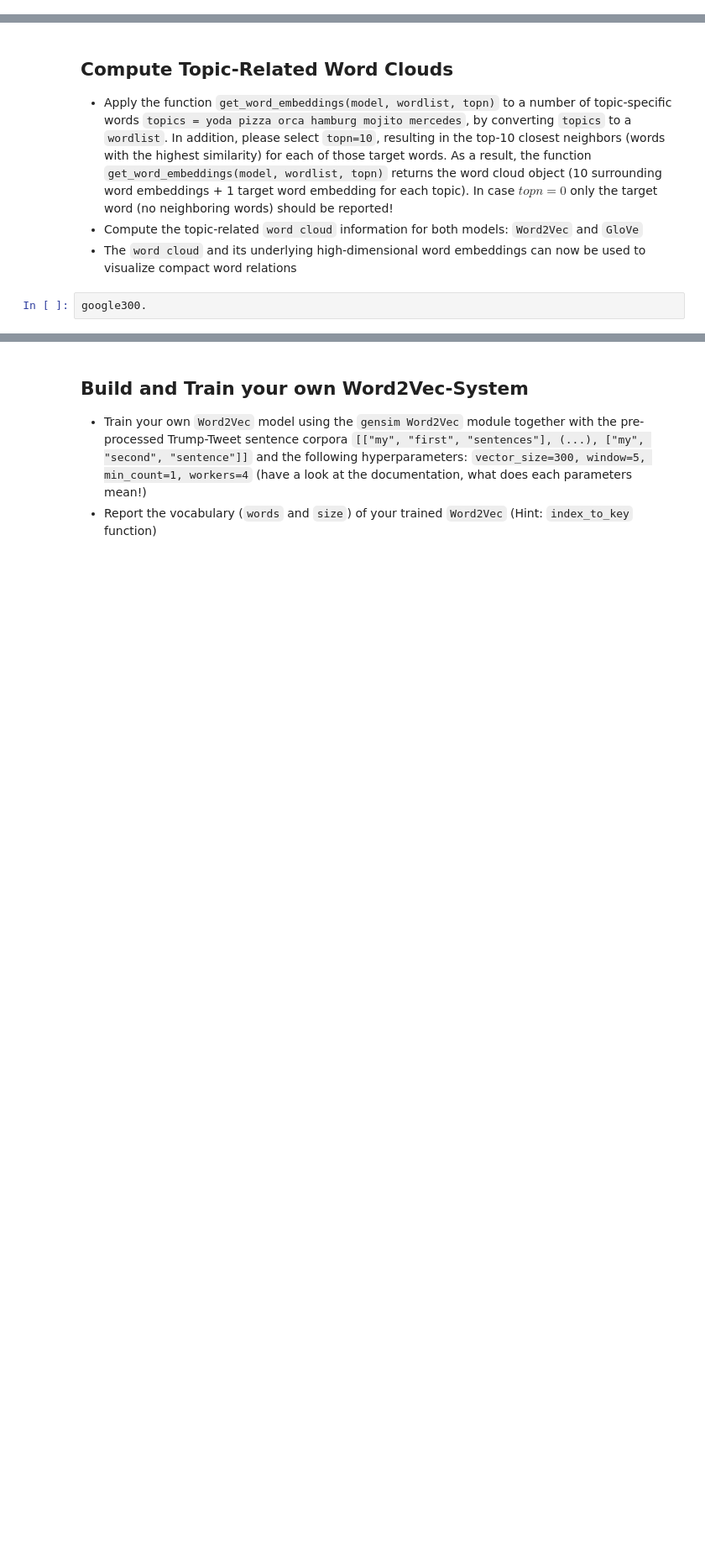
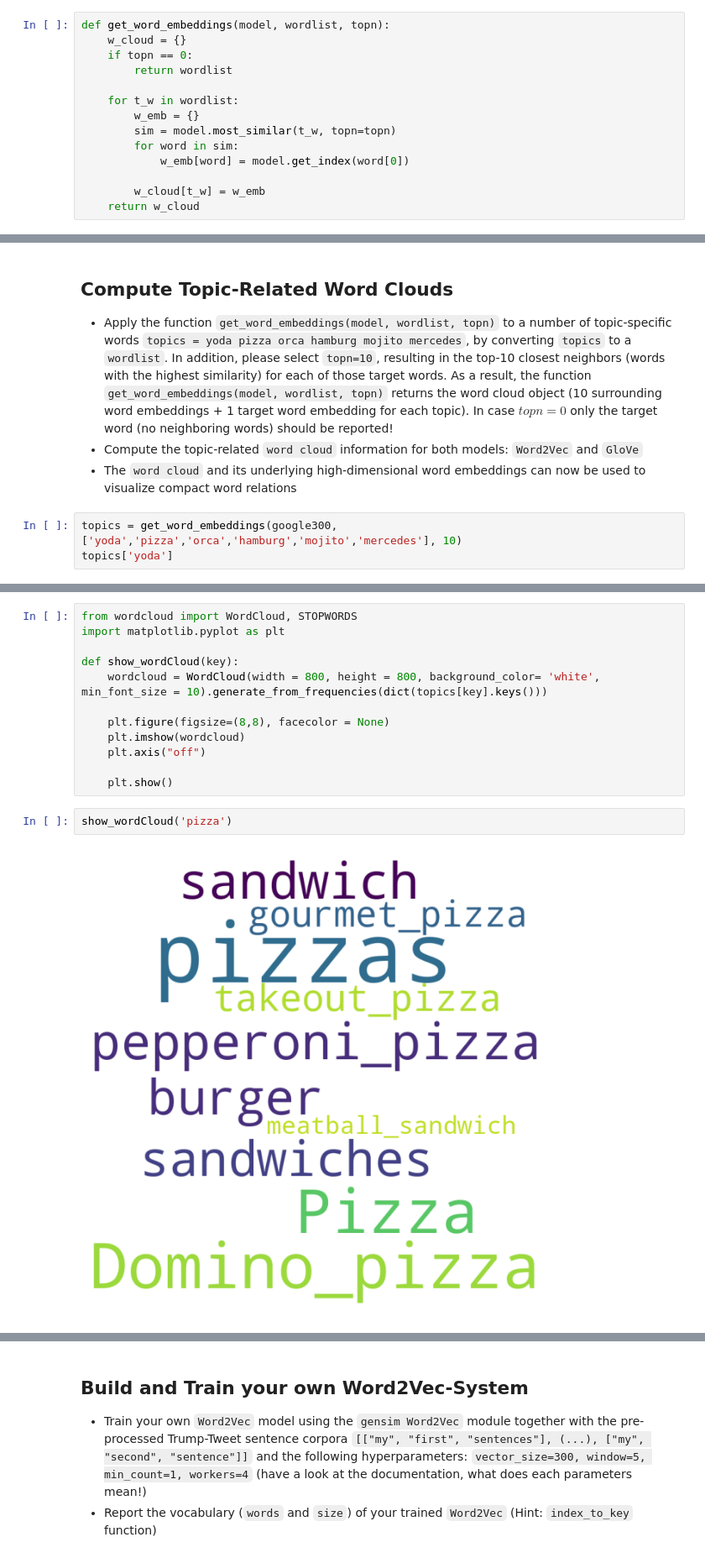
Before and after one commit to Schmiddi3110/MasterStudium, a Jupyter notebook: NLP/Vorlesung4/NLP-04-Embedding-clean.ipynb, the cells around one changed output, grey strips where cells are left out. Shown: that part at 84% size. Cells and saved outputs as stored; diff of their text form; blank space fills up the shorter version.

```diff
--- a/NLP/Vorlesung4/NLP-04-Embedding-clean.ipynb
+++ b/NLP/Vorlesung4/NLP-04-Embedding-clean.ipynb
@@ -206,3 +206,17 @@ array([-1.54296875e-01, -8.00781250e-02,  1.13281250e-01,  4.70703125e-01,
 google300.get_index('europe')
 # %% [output]
 122664
+# %%
+def get_word_embeddings(model, wordlist, topn):
+    w_cloud = {}
+    if topn == 0:
+        return wordlist
+
+    for t_w in wordlist:
+        w_emb = {}
+        sim = model.most_similar(t_w, topn=topn)
+        for word in sim:
+            w_emb[word] = model.get_index(word[0])
+
+        w_cloud[t_w] = w_emb
+    return w_cloud
@@ -213,4 +231,5 @@ google300.get_index('europe')
 - Compute the topic-related `word cloud` information for both models: `Word2Vec` and `GloVe`
 - The `word cloud` and its underlying high-dimensional word embeddings can now be used to visualize compact word relations
 # %%
-google300.
+topics = get_word_embeddings(google300, ['yoda','pizza','orca','hamburg','mojito','mercedes'], 10)
+topics['yoda']
@@ -217,3 +247,19 @@ google300.
+# %%
+from wordcloud import WordCloud, STOPWORDS
+import matplotlib.pyplot as plt
+
+def show_wordCloud(key):
+    wordcloud = WordCloud(width = 800, height = 800, background_color= 'white', min_font_size = 10).generate_from_frequencies(dict(topics[key].keys()))
+
+    plt.figure(figsize=(8,8), facecolor = None)
+    plt.imshow(wordcloud)
+    plt.axis("off")
+
+    plt.show()
+# %%
+show_wordCloud('pizza')
+# %% [output]
+[figure, added]
 # %% [markdown]
 ## Visualization Word2Vec/GloVe embeddings
 - Execute the code-snippet below, by calling the function: `tsne_plot(word_cloud, topn)` which takes the previous calculated `word cloud` information of the `topics`. The method reduces the dimensionality of the exisitng $M \times N$-large matrix to $M \times N=2$ dimensions, in order to visualize the individual `word clouds` on a 2D-grid. As type of dimensionality reduction technique a combination between `Principal Component Analysis (PCA)` and subsequent `t-distributed Stochastic Neighbor Embedding (TSNE)` is used.
```
Also changed, not shown: parts of 3 cells of this notebook, 6 other files.
